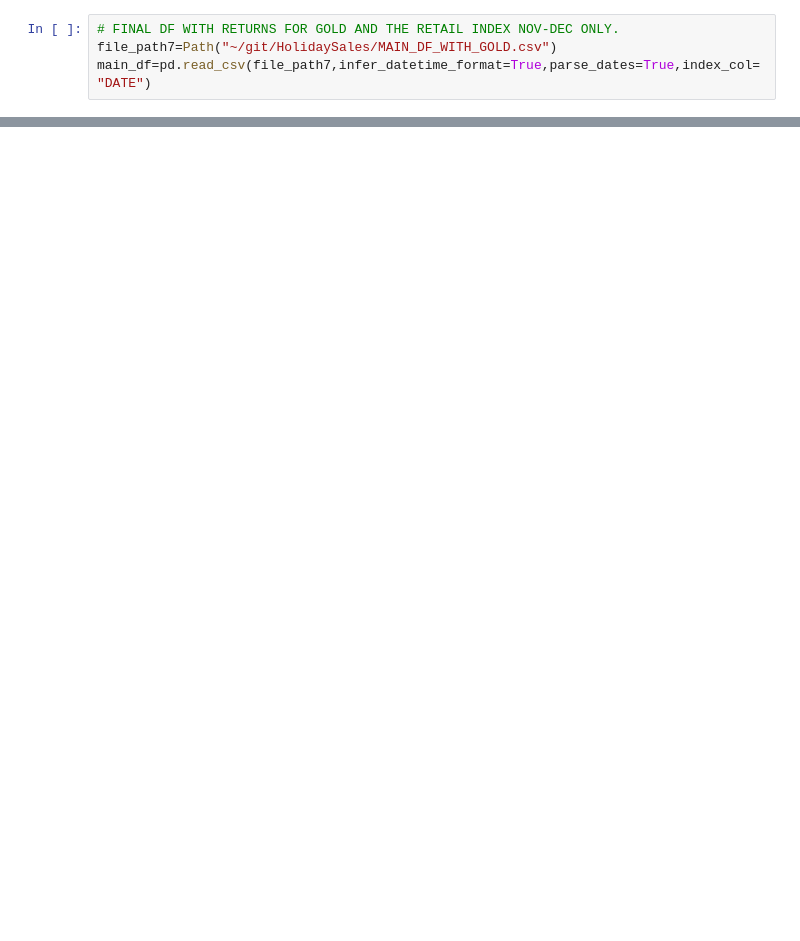
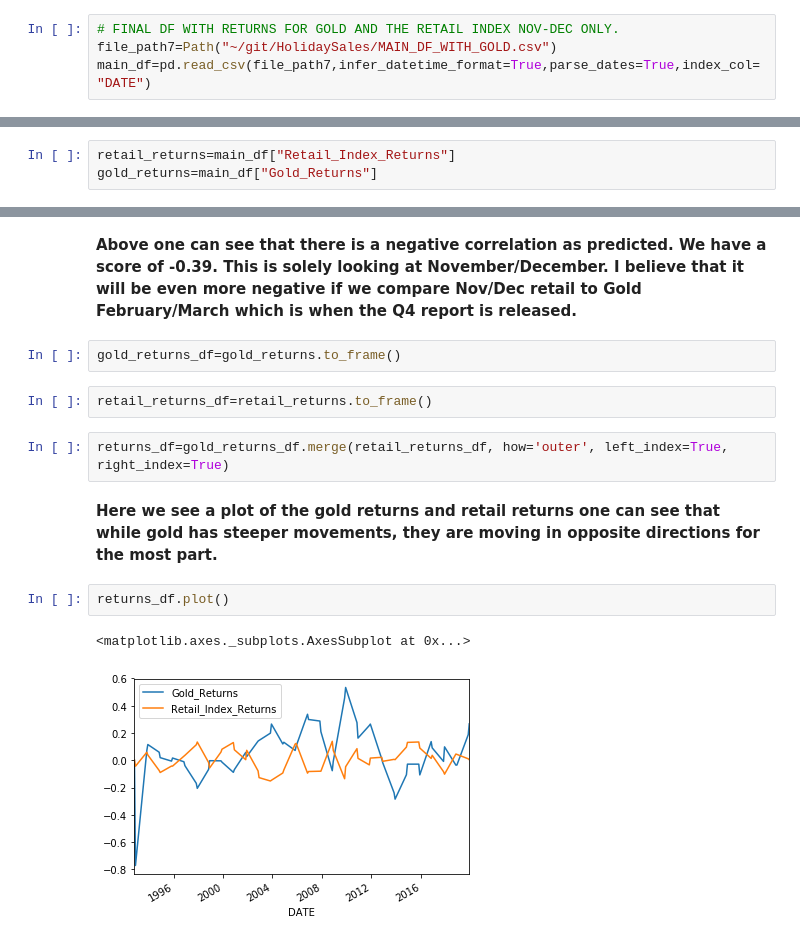
Before and after one commit to junaidqamer/HolidaySales, a Jupyter notebook: LSTM + Cointegration.ipynb, the cells around one changed output, grey strips where cells are left out. Cells and saved outputs as stored; diff of their text form; blank space fills up the shorter version.

```diff
--- a/LSTM + Cointegration.ipynb
+++ b/LSTM + Cointegration.ipynb
@@ -263,0 +199,3 @@ model.add(Dense(1))
+# %%
+retail_returns=main_df["Retail_Index_Returns"]
+gold_returns=main_df["Gold_Returns"]
@@ -263,0 +220,15 @@ model.add(Dense(1))
+# %% [markdown]
+**Above one can see that there is a negative correlation as predicted. We have a score of -0.39. This is solely looking at November/December. I believe that it will be even more negative if we compare Nov/Dec retail to Gold February/March which is when the Q4 report is released.**
+# %%
+gold_returns_df=gold_returns.to_frame()
+# %%
+retail_returns_df=retail_returns.to_frame()
+# %%
+returns_df=gold_returns_df.merge(retail_returns_df, how='outer', left_index=True, right_index=True)
+# %% [markdown]
+**Here we see a plot of the gold returns and retail returns one can see that while gold has steeper movements, they are moving in opposite directions for the most part.**
+# %%
+returns_df.plot()
+# %% [output]
+<matplotlib.axes._subplots.AxesSubplot at 0x...>
+[figure, added]
```
Also changed, not shown: parts of 75 cells of this notebook.
